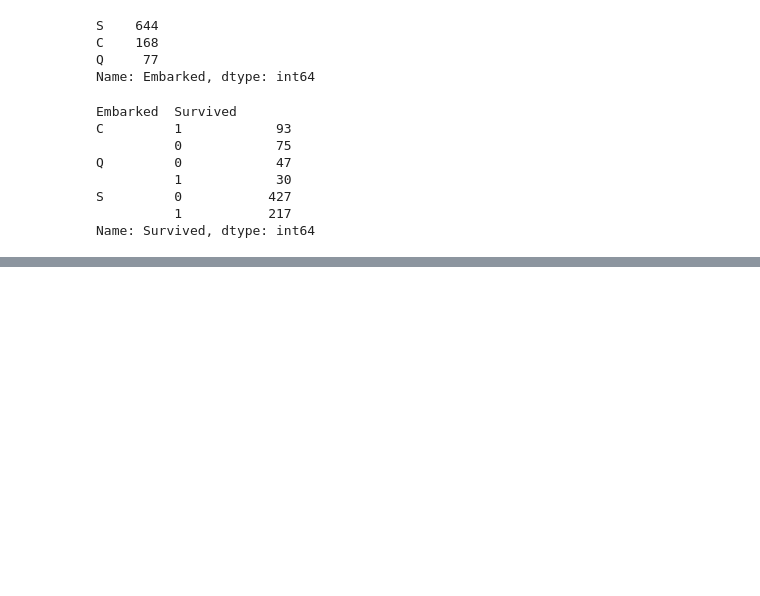
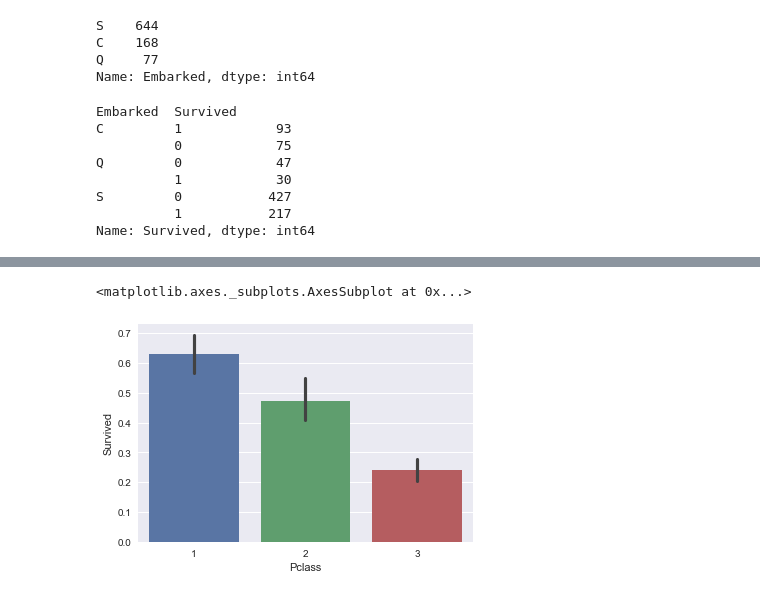
Before and after one commit to gargruchika/machine_learning, a Jupyter notebook: titanic_case_study.ipynb, the cells around one changed output, grey strips where cells are left out. Saved outputs shown, nothing was run; the diff lists cells and outputs as text; code cells hidden in the pictures; blank space fills up the shorter version.

```diff
--- a/titanic_case_study.ipynb
+++ b/titanic_case_study.ipynb
@@ -213,0 +227,5 @@ Name: Survived, dtype: int64
+# %%
+import matplotlib.pyplot as plt
+%matplotlib inline
+import seaborn as sns
+sns.set() # setting seaborn default for plots
@@ -213,0 +241,5 @@ Name: Survived, dtype: int64
+# %%
+sns.barplot(x='Pclass', y='Survived', data=df)
+# %% [output]
+<matplotlib.axes._subplots.AxesSubplot at 0x...>
+[figure, added]
```
Also changed, not shown: parts of 10 cells of this notebook.
